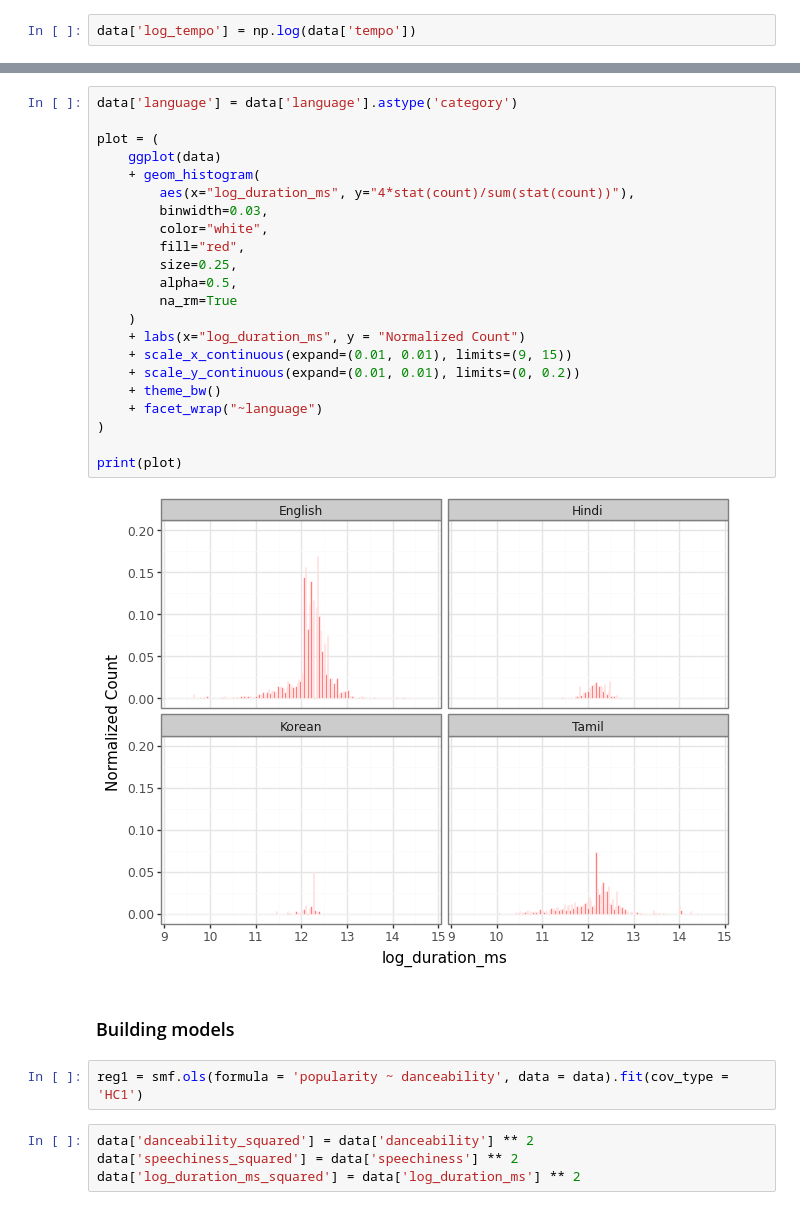
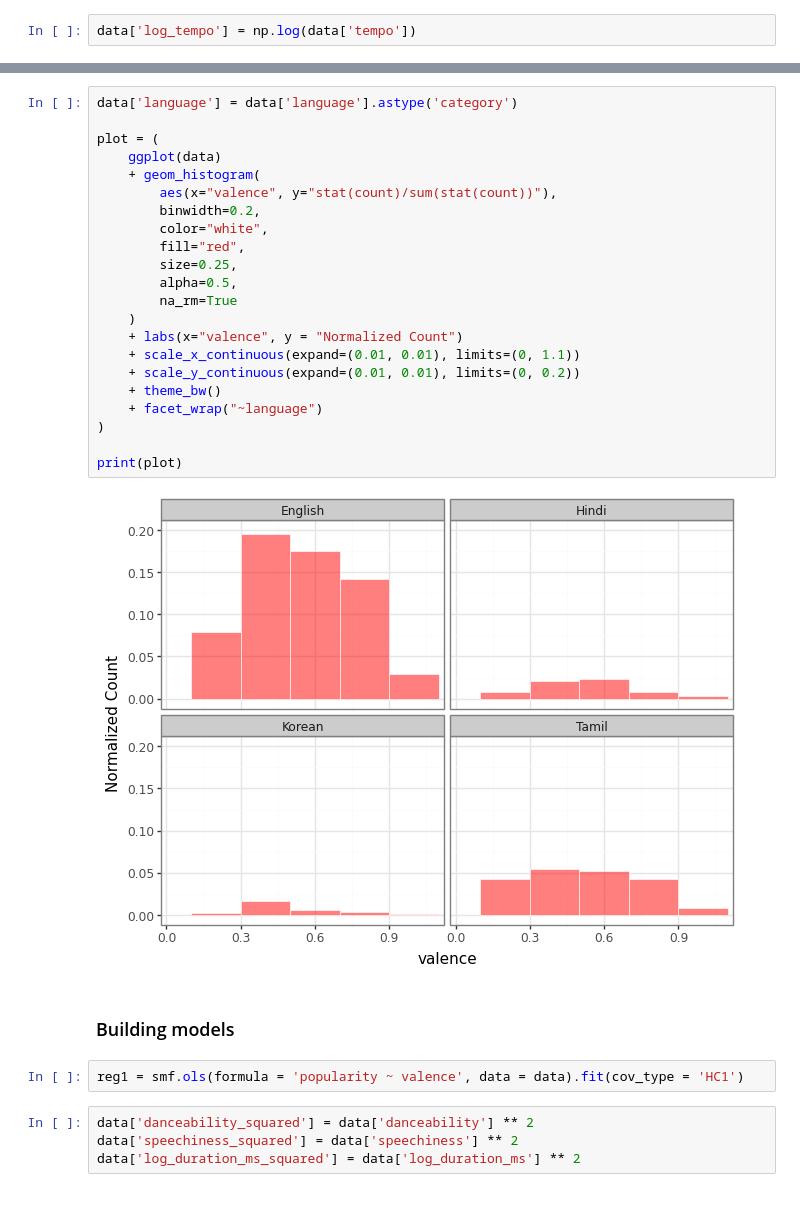
Before and after one commit to Anton21a/Data_Analysis, a Jupyter notebook: Assignment2.ipynb, the cells around one changed output, grey strips where cells are left out. Saved outputs shown, nothing was run; the diff lists cells and outputs as text.

```diff
--- a/Assignment2.ipynb
+++ b/Assignment2.ipynb
@@ -253,31 +271,31 @@ plot
 # %%
 data['language'] = data['language'].astype('category')
 
 plot = (
     ggplot(data)
     + geom_histogram(
-        aes(x="log_duration_ms", y="4*stat(count)/sum(stat(count))"),
-        binwidth=0.03,
+        aes(x="valence", y="stat(count)/sum(stat(count))"),
+        binwidth=0.2,
         color="white",
         fill="red",
         size=0.25,
         alpha=0.5,
         na_rm=True
     )
-    + labs(x="log_duration_ms", y = "Normalized Count")
-    + scale_x_continuous(expand=(0.01, 0.01), limits=(9, 15))
+    + labs(x="valence", y = "Normalized Count")
+    + scale_x_continuous(expand=(0.01, 0.01), limits=(0, 1.1))
     + scale_y_continuous(expand=(0.01, 0.01), limits=(0, 0.2))
     + theme_bw()
     + facet_wrap("~language")
 )
 
 print(plot)
 # %% [output]
-[figure, old version]
+[figure, new version]
 # %% [markdown]
 ### Building models
 # %%
-reg1 = smf.ols(formula = 'popularity ~ danceability', data = data).fit(cov_type = 'HC1')
+reg1 = smf.ols(formula = 'popularity ~ valence', data = data).fit(cov_type = 'HC1')
 # %%
 data['danceability_squared'] = data['danceability'] ** 2
 data['speechiness_squared'] = data['speechiness'] ** 2
```
Also changed, not shown: parts of 15 cells of this notebook.
